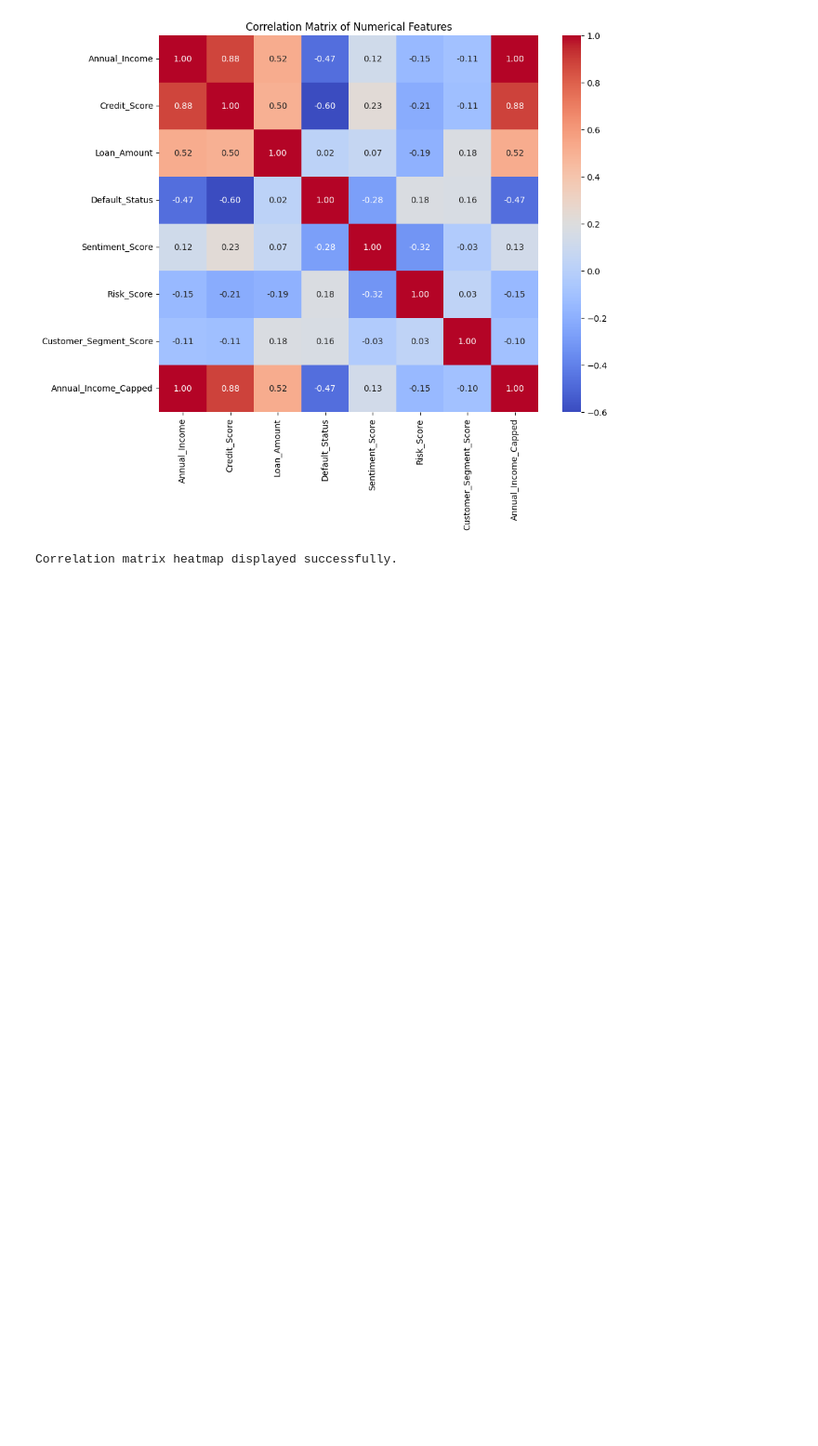
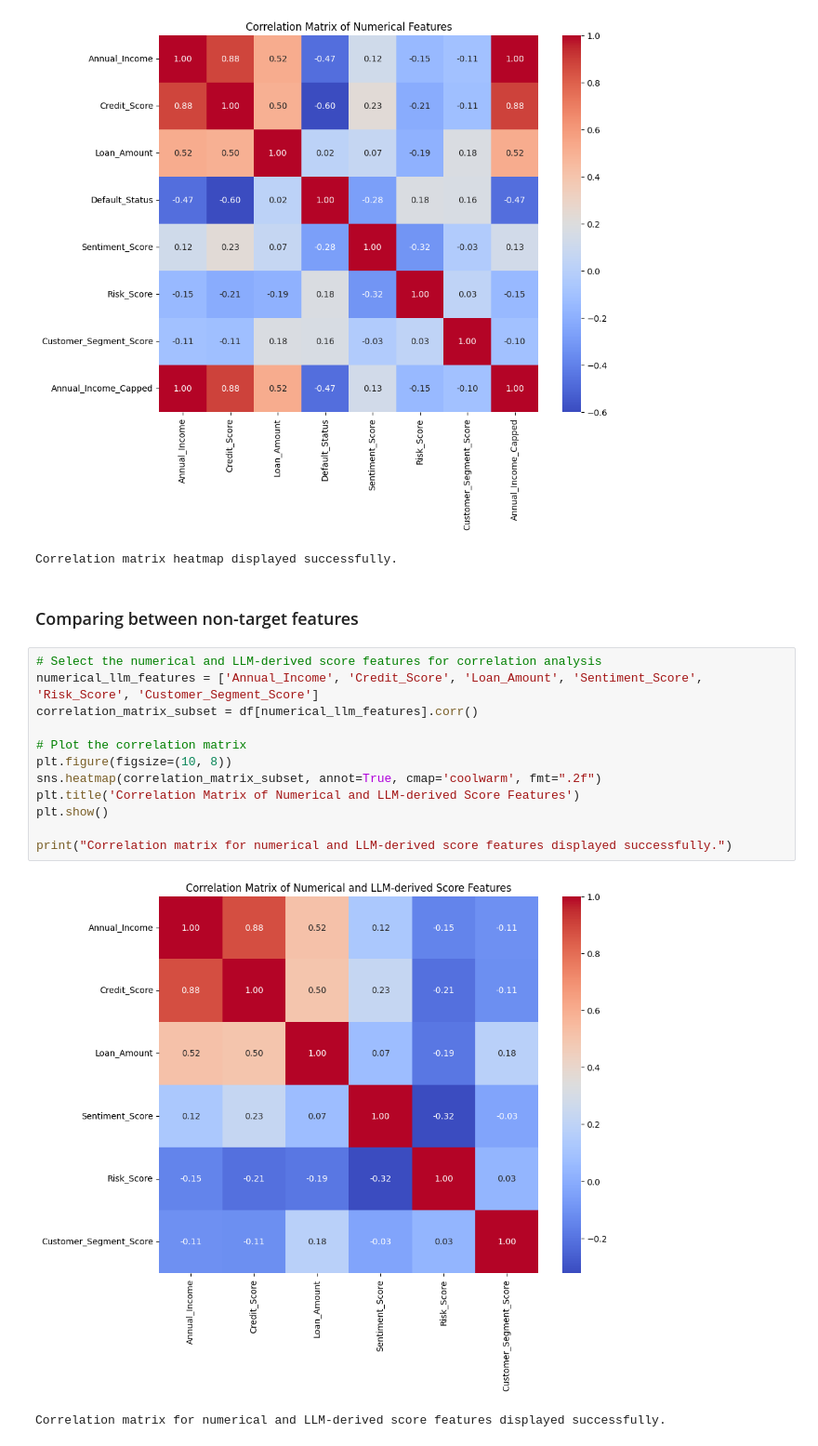
Before and after one commit to Wrynaft/FinancialDataMining, a Jupyter notebook: WIE3007_DM_GroupProject.ipynb, the cells around one changed output. Shown at 93% size. Drawn from its saved outputs; the diff is of its cells as text; blank space fills up the shorter version.

Commit message:
Comparing between non-target features

```diff
--- a/WIE3007_DM_GroupProject.ipynb
+++ b/WIE3007_DM_GroupProject.ipynb
@@ -676,3 +676,20 @@ print("Correlation matrix heatmap displayed successfully.")
 # %% [output]
 [figure]
 Correlation matrix heatmap displayed successfully.
+# %% [markdown]
+### Comparing between non-target features
+# %%
+# Select the numerical and LLM-derived score features for correlation analysis
+numerical_llm_features = ['Annual_Income', 'Credit_Score', 'Loan_Amount', 'Sentiment_Score', 'Risk_Score', 'Customer_Segment_Score']
+correlation_matrix_subset = df[numerical_llm_features].corr()
+
+# Plot the correlation matrix
+plt.figure(figsize=(10, 8))
+sns.heatmap(correlation_matrix_subset, annot=True, cmap='coolwarm', fmt=".2f")
+plt.title('Correlation Matrix of Numerical and LLM-derived Score Features')
+plt.show()
+
+print("Correlation matrix for numerical and LLM-derived score features displayed successfully.")
+# %% [output]
+[figure, added]
+Correlation matrix for numerical and LLM-derived score features displayed successfully.
```
